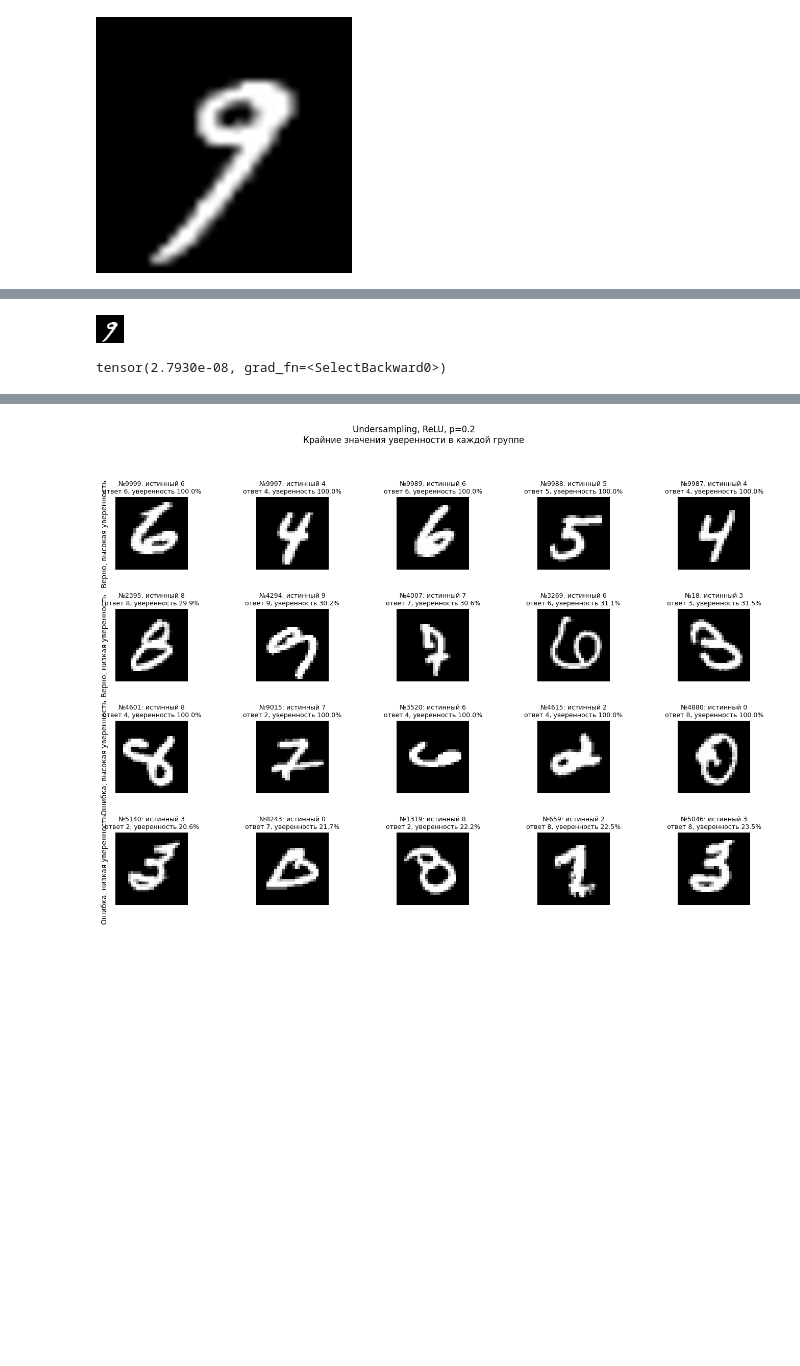
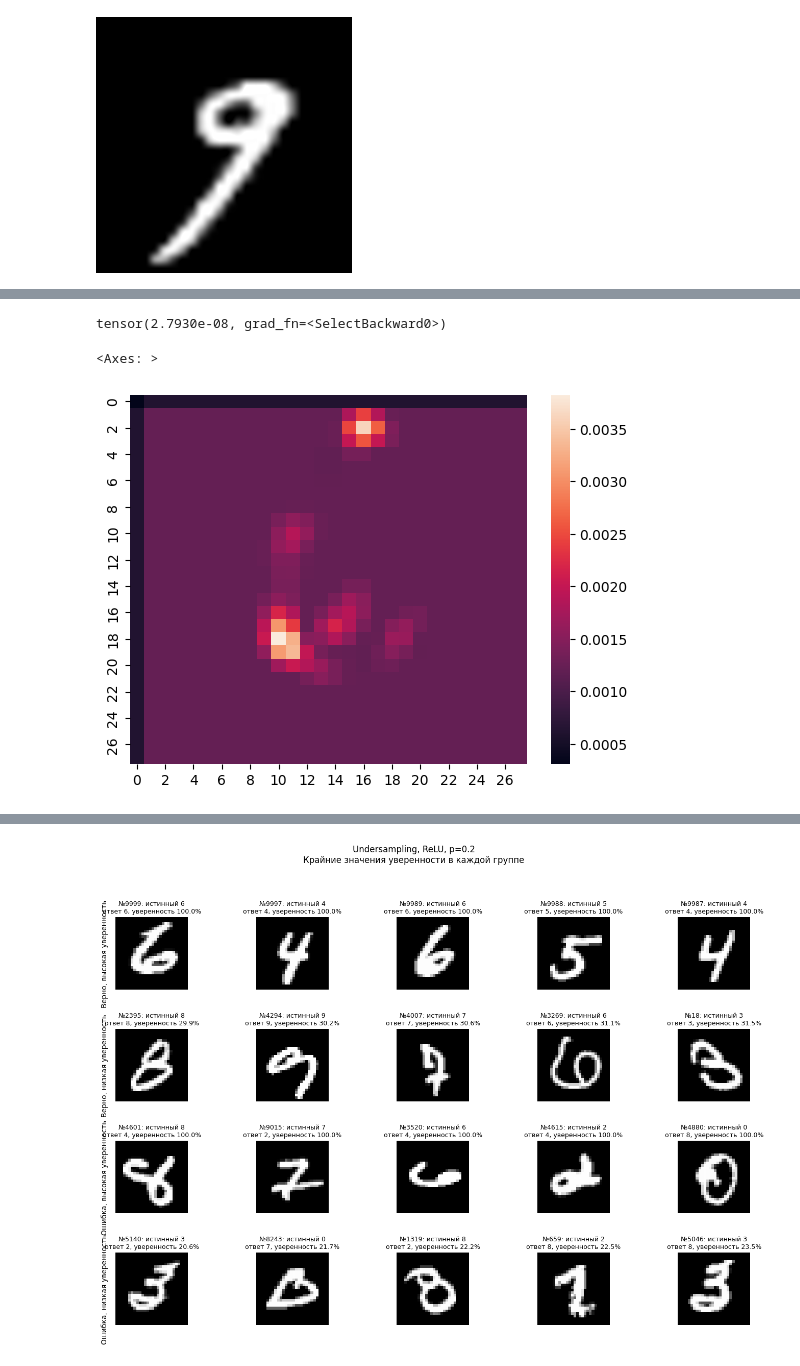
Before and after one commit to BorisVIkVik/MNIST_VALIDATION_LAB, a Jupyter notebook: Lab.ipynb, the cells around one changed output, grey strips where cells are left out. Drawn from its saved outputs; the diff is of its cells as text; code cells hidden in the pictures; blank space fills up the shorter version.

```diff
--- a/Lab.ipynb
+++ b/Lab.ipynb
@@ -634,9 +631,7 @@ ValueError: cannot reshape array of size 1024 into shape (1,2,2)
 # %%
-img_test = np.array(to_image(X.iloc[33]))
-# img_test[0:28, 0:14] = 0
-Image.fromarray(img_test)
+# img_test = np.array(to_image(X.iloc[52]))
+# # img_test[0:28, 0:14] = 0
+# Image.fromarray(img_test)
-# %% [output]
-[figure, removed]
 # %%
 outputs = model(torch.Tensor(np.array(img_test, dtype=np.float32)).reshape(784))
 nn.functional.softmax(outputs)[4]
@@ -656,7 +651,10 @@ def occlusion(model, kernel, image, right_class):
     # sns.heatmap(img_tets.detach())
     return img_tets
 # %%
-# occlusion(model, kernel_size, occlusion_image, 9)
+sns.heatmap(occlusion(models_with_different_p_sigmoid[0], 2, np.array(to_image(X.iloc[32])), 6))
+# %% [output]
+<Axes: >
+[figure, added]
 # %%
 occlusion_image = np.array(to_image(X.iloc[33]))
 fig, axes = plt.subplots(3, 3, figsize=(15, 4), constrained_layout=True)
```
Also changed, not shown: parts of 9 cells of this notebook.
